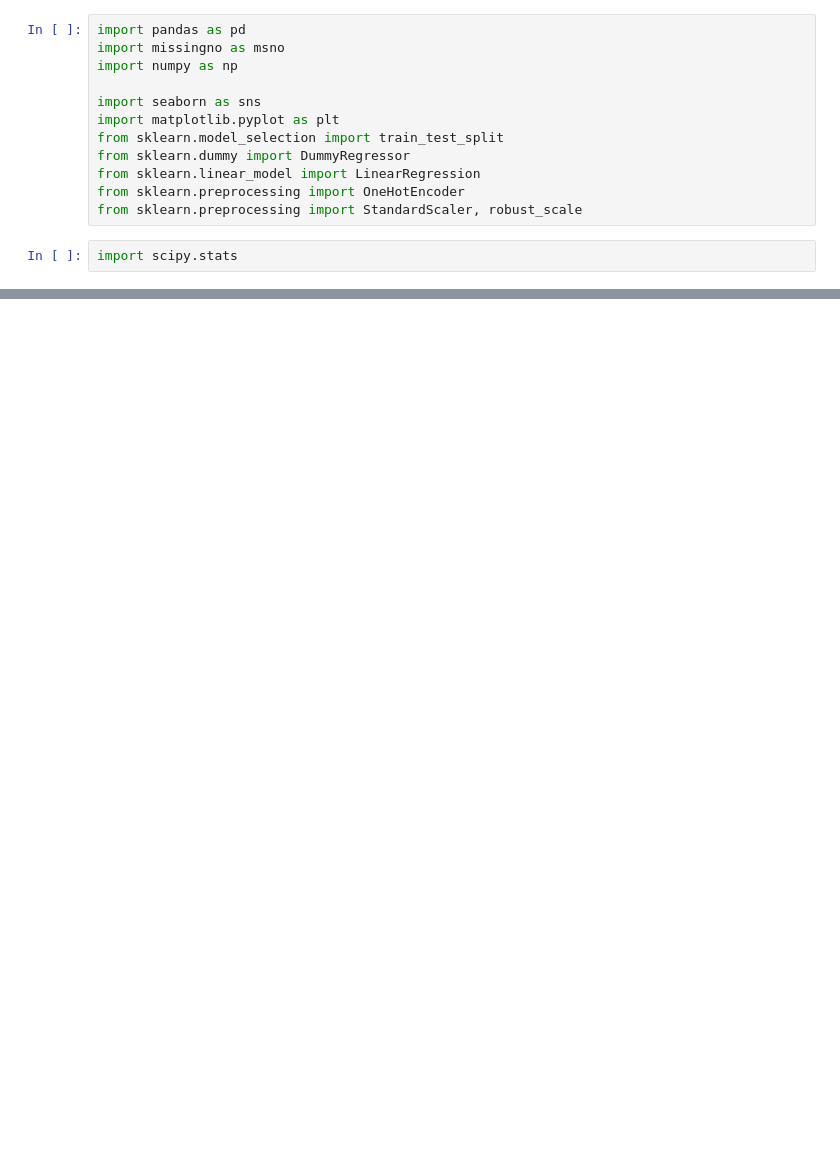
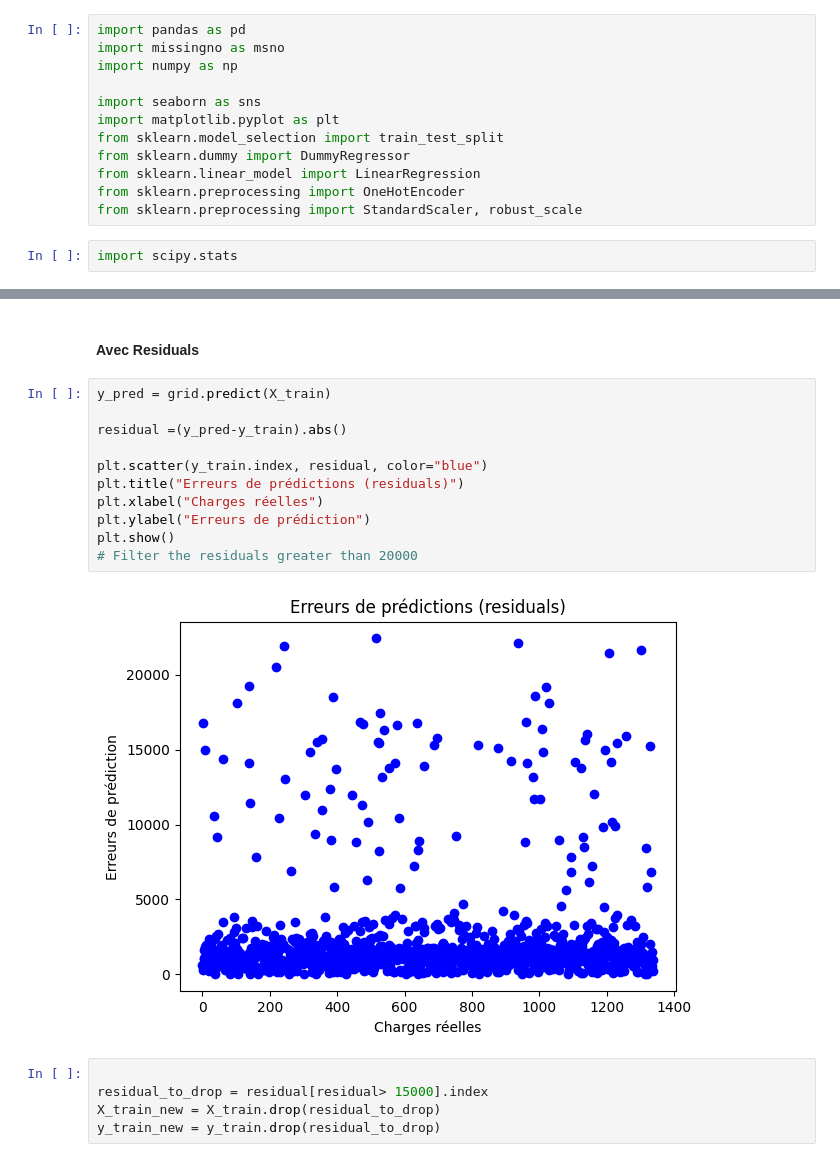
Before and after one commit to haelbrek/Projet_Assurance, a Jupyter notebook: adeline.ipynb, the cells around one changed output, grey strips where cells are left out. Cells and saved outputs as stored; diff of their text form; blank space fills up the shorter version.

```diff
--- a/adeline.ipynb
+++ b/adeline.ipynb
@@ -360,0 +146,20 @@ ValueError: could not convert string to float: 'female'
+# %% [markdown]
+#### Avec Residuals
+# %%
+y_pred = grid.predict(X_train)
+
+residual =(y_pred-y_train).abs()
+
+plt.scatter(y_train.index, residual, color="blue")
+plt.title("Erreurs de prédictions (residuals)")
+plt.xlabel("Charges réelles")
+plt.ylabel("Erreurs de prédiction")
+plt.show()
+# Filter the residuals greater than 20000
+# %% [output]
+[figure, added]
+# %%
+
+residual_to_drop = residual[residual> 15000].index
+X_train_new = X_train.drop(residual_to_drop)
+y_train_new = y_train.drop(residual_to_drop)
```
Also changed, not shown: parts of 83 cells of this notebook, 4 other files.
